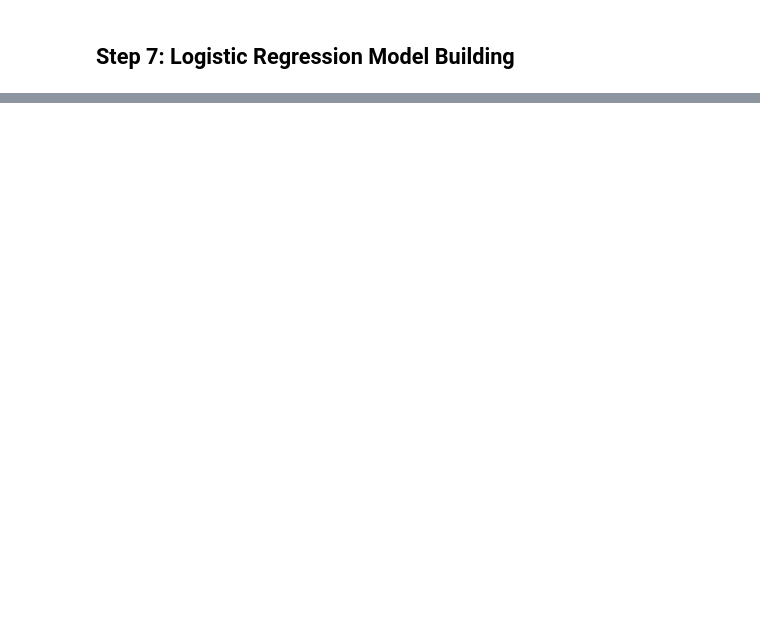
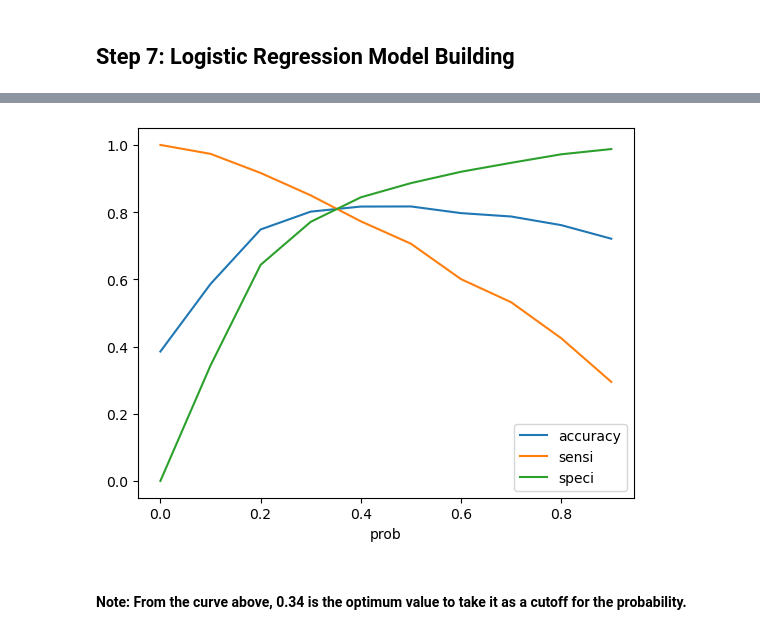
Before and after one commit to shivanikamalraj/lead_score_case_study, a Jupyter notebook: Lead_Scoring_Case_Study.ipynb, the cells around one changed output, grey strips where cells are left out. Cells and saved outputs as stored; diff of their text form; code cells hidden in the pictures; blank space fills up the shorter version.

```diff
--- a/Lead_Scoring_Case_Study.ipynb
+++ b/Lead_Scoring_Case_Study.ipynb
@@ -841,0 +1328,6 @@ Index(['Do Not Email', 'Total Time Spent on Website',
+# %%
+#creating a dataframe with probabilities assigned
+y_train_pred = y_train_pred.values.reshape(-1)
+y_train_pred_final = pd.DataFrame({'Converted':y_train.values, 'Converted_prob':y_train_pred})
+y_train_pred_final['Prospect ID'] = y_train.index
+y_train_pred_final.head()
@@ -841,0 +1341,5 @@ Index(['Do Not Email', 'Total Time Spent on Website',
+# %%
+# Now choosing arbitrary threshold as 0.5 and predicting
+# Creating new column 'predicted' with 1 if Converted_Prob > 0.5 else 0
+y_train_pred_final['predicted'] = y_train_pred_final.Converted_prob.map(lambda x: 1 if x > 0.5 else 0)
+y_train_pred_final.head()
@@ -841,0 +1420,8 @@ Index(['Do Not Email', 'Total Time Spent on Website',
+# %%
+#finding the optimal threshold for the probability to get balanced sensitivity and specificity
+
+#creating columns for each probability cutoff
+numbers = [float(x)/10 for x in range(10)]
+for i in numbers:
+    y_train_pred_final[i]= y_train_pred_final.Converted_prob.map(lambda x: 1 if x > i else 0)
+y_train_pred_final.head()
@@ -841,0 +1435,16 @@ Index(['Do Not Email', 'Total Time Spent on Website',
+# %%
+# Calculating accuracy,sensitivity and specificity for various probability cutoffs.
+cutoff_df = pd.DataFrame( columns = ['prob','accuracy','sensi','speci'])
+
+from sklearn.metrics import confusion_matrix
+
+num = [0.0,0.1,0.2,0.3,0.4,0.5,0.6,0.7,0.8,0.9]
+for i in num:
+    cm1 = metrics.confusion_matrix(y_train_pred_final.Converted, y_train_pred_final[i] )
+    total1=sum(sum(cm1))
+    accuracy = (cm1[0,0]+cm1[1,1])/total1
+
+    speci = cm1[0,0]/(cm1[0,0]+cm1[0,1])
+    sensi = cm1[1,1]/(cm1[1,0]+cm1[1,1])
+    cutoff_df.loc[i] =[ i ,accuracy,sensi,speci]
+print(cutoff_df)
@@ -841,0 +1463,8 @@ Index(['Do Not Email', 'Total Time Spent on Website',
+# %%
+#plotting accuracy,sensitivity and specificity for various probabilities
+cutoff_df.plot.line(x='prob', y=['accuracy','sensi','speci'])
+plt.show()
+# %% [output]
+[figure, added]
+# %% [markdown]
+#### Note: From the curve above, 0.34 is the optimum value to take it as a cutoff for the probability.
```
Also changed, not shown: parts of 90 cells of this notebook, 3 other files.
